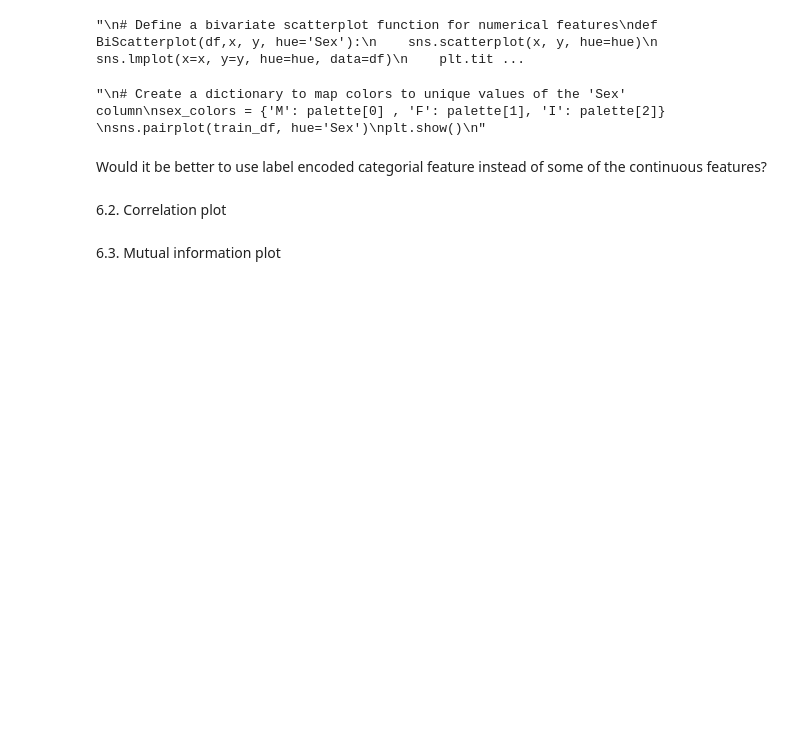
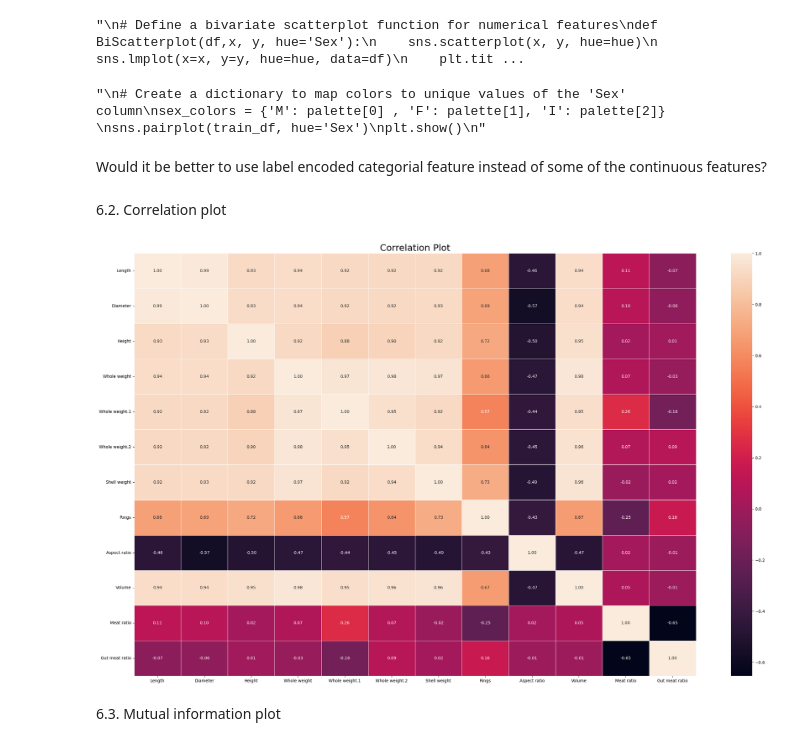
Before and after one commit to Oikiy/Remote_Abalone_Regression, a Jupyter notebook: notebook/Regression_Abalone.ipynb, the cells around one changed output. Cells and saved outputs as stored; diff of their text form; code cells hidden in the pictures; blank space fills up the shorter version.

```diff
--- a/notebook/Regression_Abalone.ipynb
+++ b/notebook/Regression_Abalone.ipynb
@@ -487,5 +494,17 @@ plt.show()
 Would it be better to use label encoded categorial feature instead of some of the continuous features?
 # %% [markdown]
 6.2. Correlation plot
+# %%
+# Compute the correlation matrix
+correlation_matrix = train_df[num_cols].corr()
+
+# Create a heatmap to visualize the correlation matrix
+plt.figure(figsize=(25, 15))
+sns.heatmap(correlation_matrix, annot=True, fmt=".2f", linewidths=0.5)
+plt.title('Correlation Plot', fontsize=22)
+plt.tight_layout()
+plt.show()
+# %% [output]
+[figure, added]
 # %% [markdown]
 6.3. Mutual information plot
```
Also changed, not shown: parts of 4 cells of this notebook.
